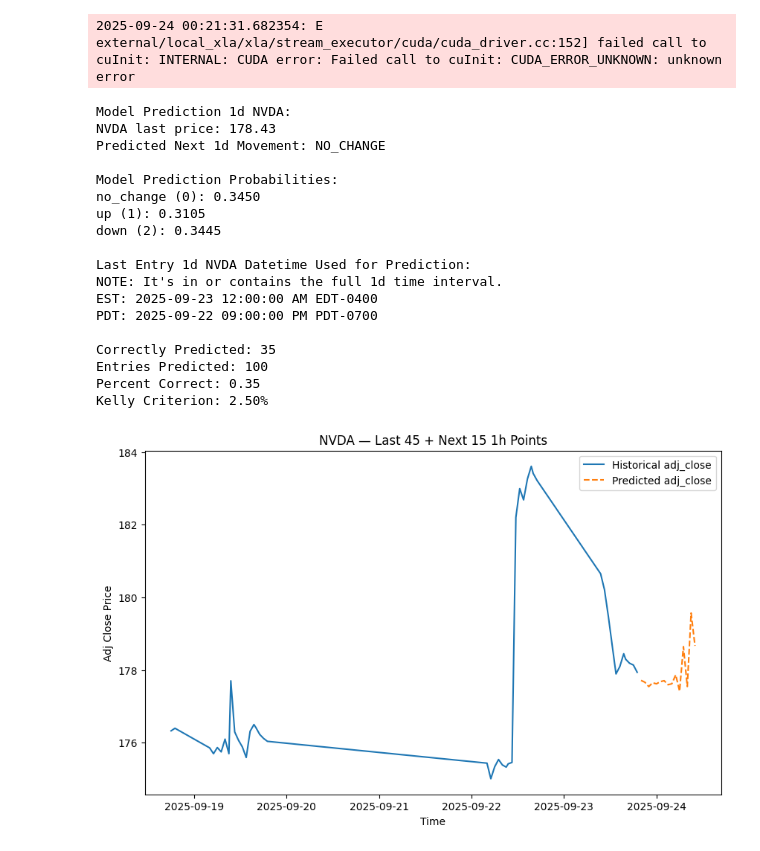
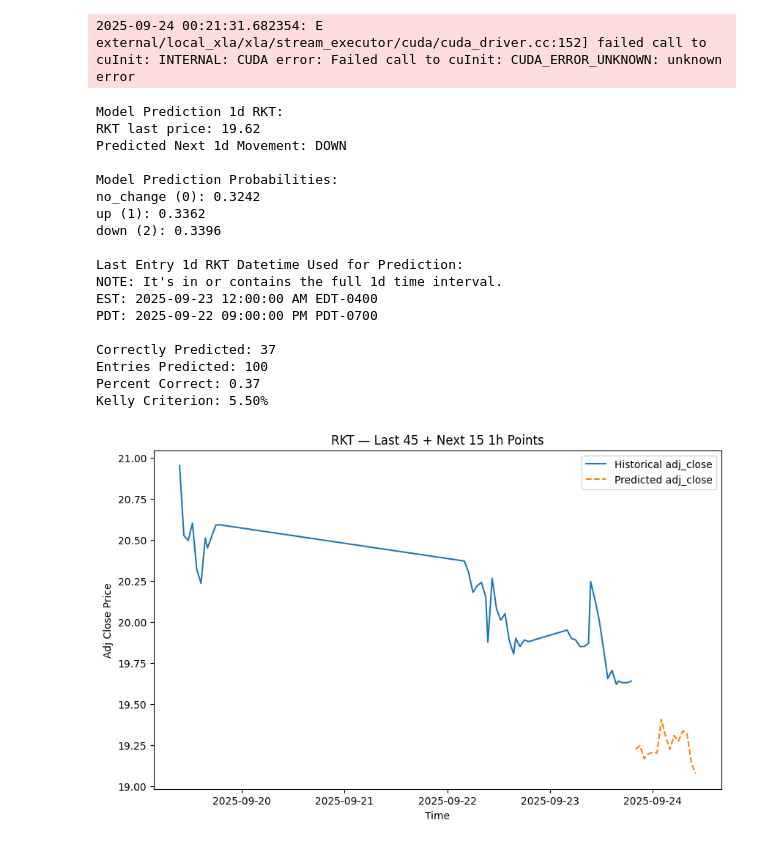
Before and after one commit to yuchild/stock_production_agg, a Jupyter notebook: validations.ipynb, the cells around one changed output. Saved outputs shown, nothing was run; the diff lists cells and outputs as text; code cells hidden in the pictures.

```diff
--- a/validations.ipynb
+++ b/validations.ipynb
@@ -33,7 +33,7 @@ f.make_master_table(stock_set, interval)
 # %%
 f.xg_boost_model(interval, grid_search_on=True)
 # %%
-symbol = 'nvda'.upper()
+symbol = 'rkt'.upper()
 interval = '1d'
 f.model_prospect(symbol, interval, build=False)
 df_val = f.model_validation(symbol, interval)
@@ -45,33 +45,33 @@ p = correctly_predicted / entries_predicted # percent correct
 print(f'Percent Correct: {p}')
 print(f'Kelly Criterion: {f.kelly_c(p=[p], l=1, g=2)[0]:.2%}')
 # %% [output]
-Model Prediction 1d NVDA:
-NVDA last price: 178.43
-Predicted Next 1d Movement: NO_CHANGE
+Model Prediction 1d RKT:
+RKT last price: 19.62
+Predicted Next 1d Movement: DOWN
 
 Model Prediction Probabilities:
-no_change (0): 0.3450
-up (1): 0.3105
-down (2): 0.3445
+no_change (0): 0.3242
+up (1): 0.3362
+down (2): 0.3396
 
-Last Entry 1d NVDA Datetime Used for Prediction:
+Last Entry 1d RKT Datetime Used for Prediction:
 NOTE: It's in or contains the full 1d time interval.
 EST: 2025-09-23 12:00:00 AM EDT-0400
 PDT: 2025-09-22 09:00:00 PM PDT-0700
 
-Correctly Predicted: 35
+Correctly Predicted: 37
 Entries Predicted: 100
-Percent Correct: 0.35
-Kelly Criterion: 2.50%
+Percent Correct: 0.37
+Kelly Criterion: 5.50%
 # %%
 # regressor model
 # Train the 15-step-ahead model on your aggregated data:
 f.xg_boost_reg_model(interval="1m", grid_search_on=True)
 # %%
 # Then for any symbol, plot the last 45 days plus the next 15-day forecast:
-f.plot_adj_close("nvda", interval="1h")
+f.plot_adj_close("rkt", interval="1h")
 # %% [output]
-[figure, old version]
+[figure, new version]
 # %%
 import os
 import warnings
```
Also changed, not shown: 2 other files.
